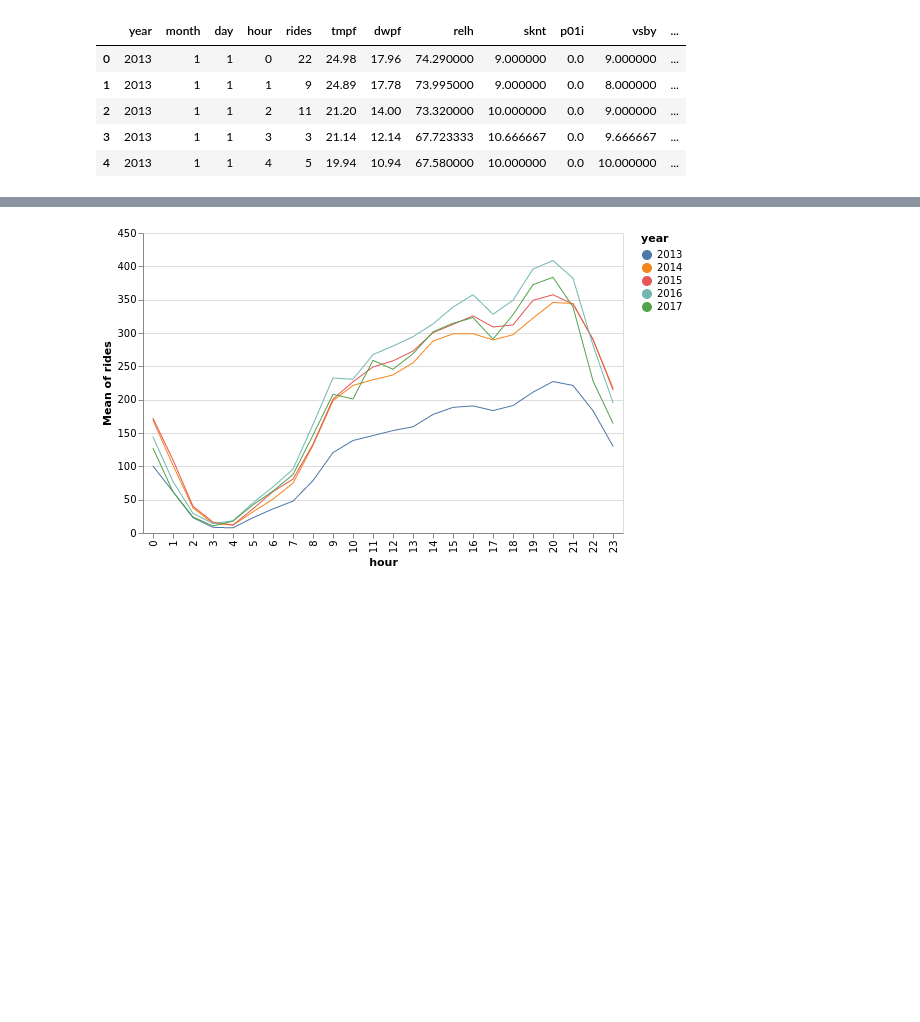
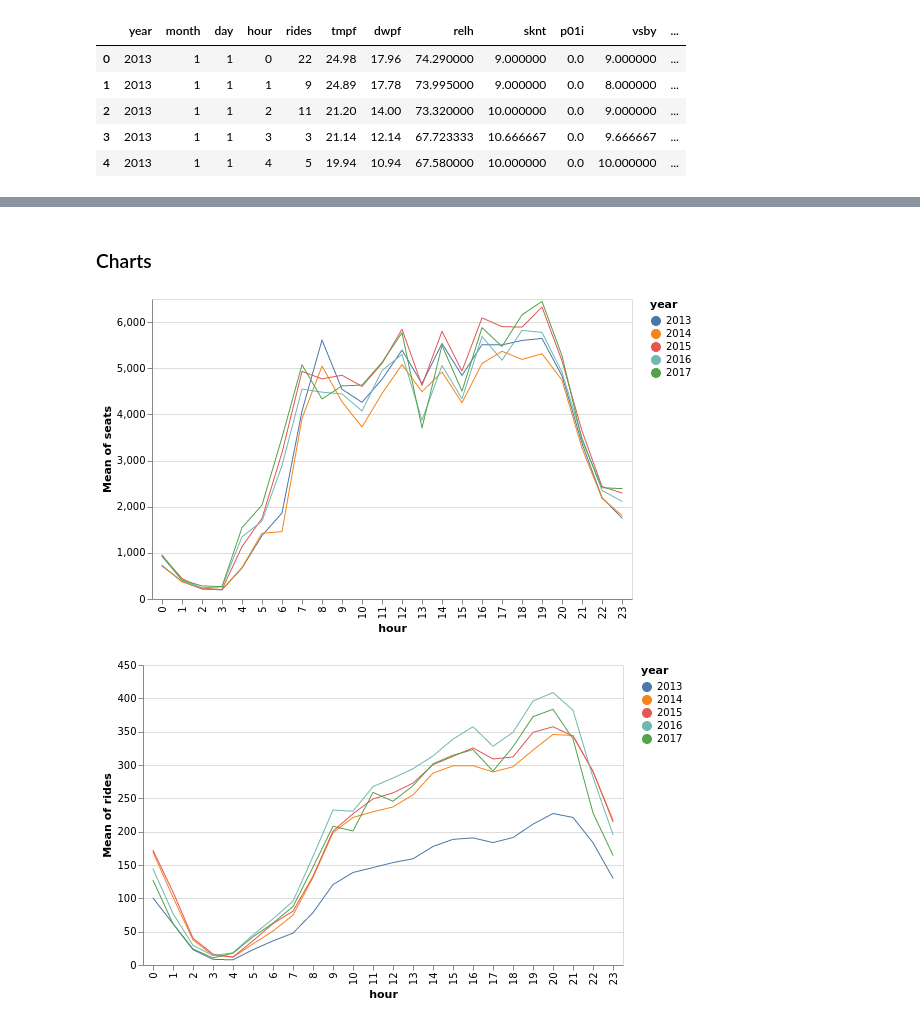
Before and after one commit to jsleslie/Ohare_taxi_demand, a Jupyter notebook: EDA/EDA_DK.ipynb, the cells around one changed output, grey strips where cells are left out. Cells and saved outputs as stored; diff of their text form; code cells hidden in the pictures; blank space fills up the shorter version.

```diff
--- a/EDA/EDA_DK.ipynb
+++ b/EDA/EDA_DK.ipynb
@@ -77,9 +77,13 @@ text = base.mark_text(baseline='middle').encode(
+# %% [markdown]
+### Charts
 # %%
-p1 = alt.Chart(ORD_train).mark_trail().encode(
+alt.Chart(ORD_train).mark_trail().encode(
     x = alt.X('hour:N'),
     y = alt.Y('mean(seats):Q'),
     color = alt.Color('year:N')
 )
+# %% [output]
+[figure, added]
 # %%
 alt.Chart(ORD_train).mark_trail().encode(
     x = alt.X('hour:N'),
```
Also changed, not shown: parts of 11 cells of this notebook.
